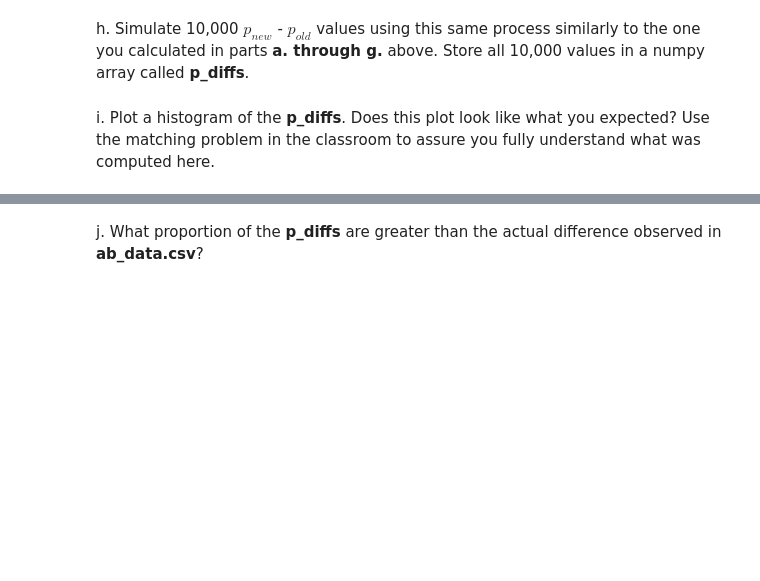
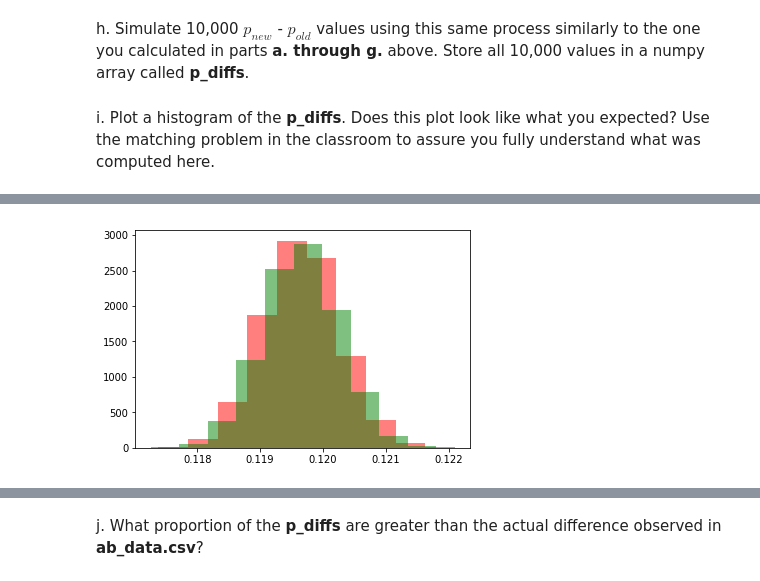
Before and after one commit to vitoralbano/ds-ii-ab-test, a Jupyter notebook: Analyze_ab_test_results_notebook.ipynb, the cells around one changed output, grey strips where cells are left out. Saved outputs shown, nothing was run; the diff lists cells and outputs as text; code cells hidden in the pictures; blank space fills up the shorter version.

```diff
--- a/Analyze_ab_test_results_notebook.ipynb
+++ b/Analyze_ab_test_results_notebook.ipynb
@@ -327,0 +331,5 @@ Sim, o gráfico apresentou a curva normal das diferenças seguindo o teorema de
+# %%
+plt.hist(new_vals, alpha=.5, color='red');
+plt.hist(old_vals, alpha=.5, color='green');
+# %% [output]
+[figure, added]
```
Also changed, not shown: parts of 23 cells of this notebook.
